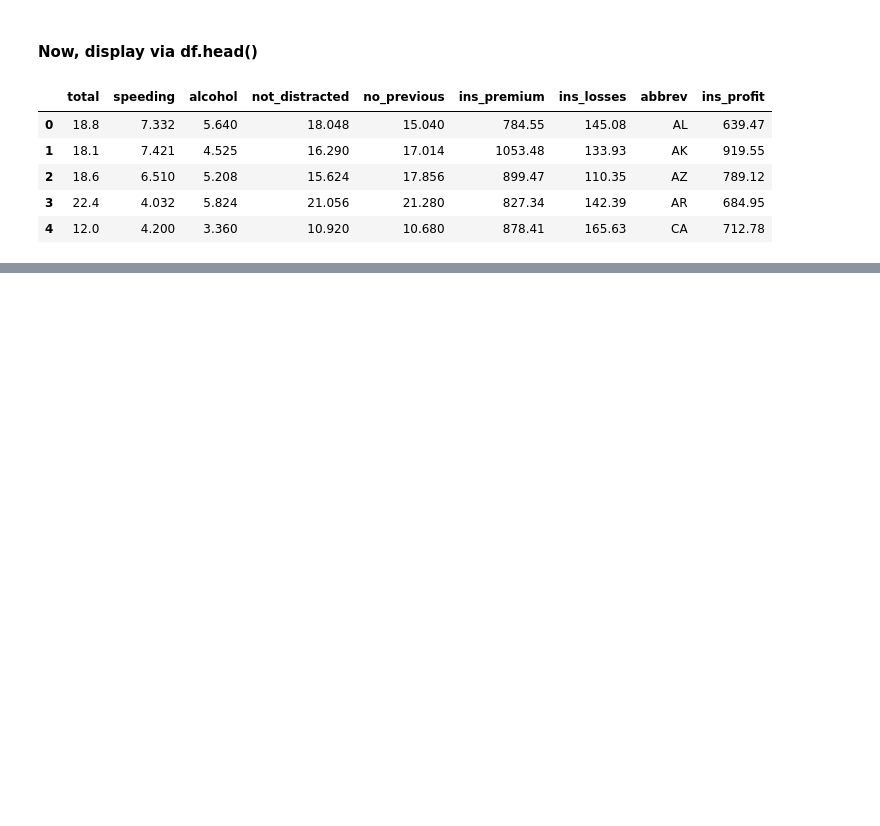
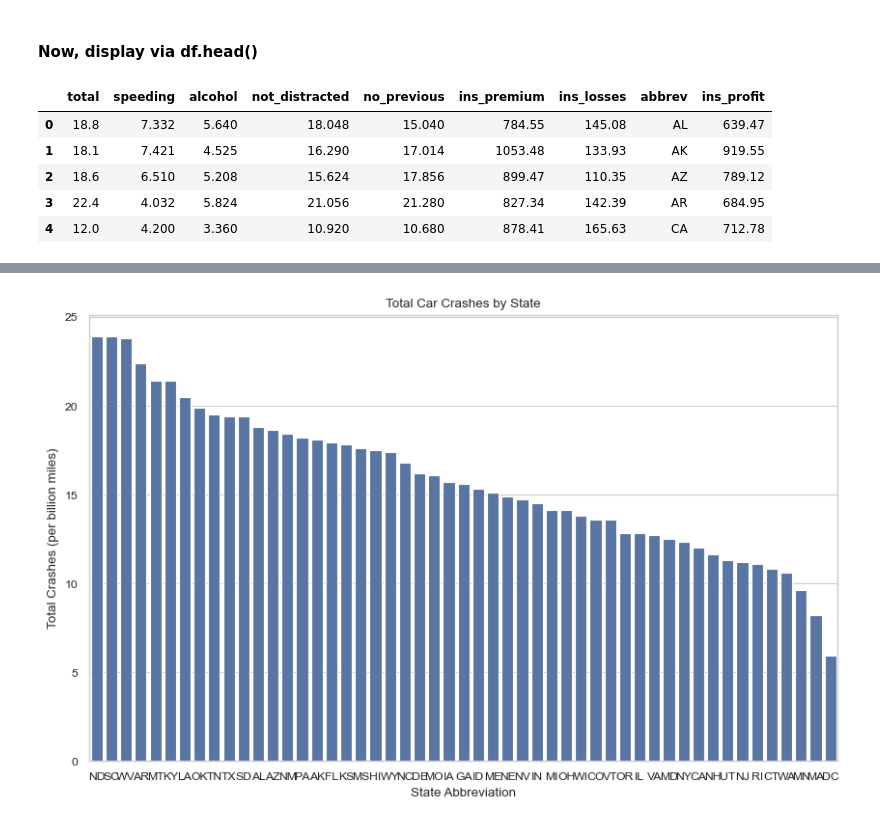
Before and after one commit to ctranimal/datafun-06-eda, a Jupyter notebook: tran_eda.ipynb, the cells around one changed output, grey strips where cells are left out. Cells and saved outputs as stored; diff of their text form; code cells hidden in the pictures; blank space fills up the shorter version.

```diff
--- a/tran_eda.ipynb
+++ b/tran_eda.ipynb
@@ -180,0 +251,9 @@ df.head()
+# %%
+plt.figure(figsize=(10, 6))
+sns.barplot(x="abbrev", y="total", data=df.sort_values("total", ascending=False))
+plt.title("Total Car Crashes by State")
+plt.xlabel("State Abbreviation")
+plt.ylabel("Total Crashes (per billion miles)")
+plt.show()
+# %% [output]
+[figure, added]
```
Also changed, not shown: parts of 14 cells of this notebook.
